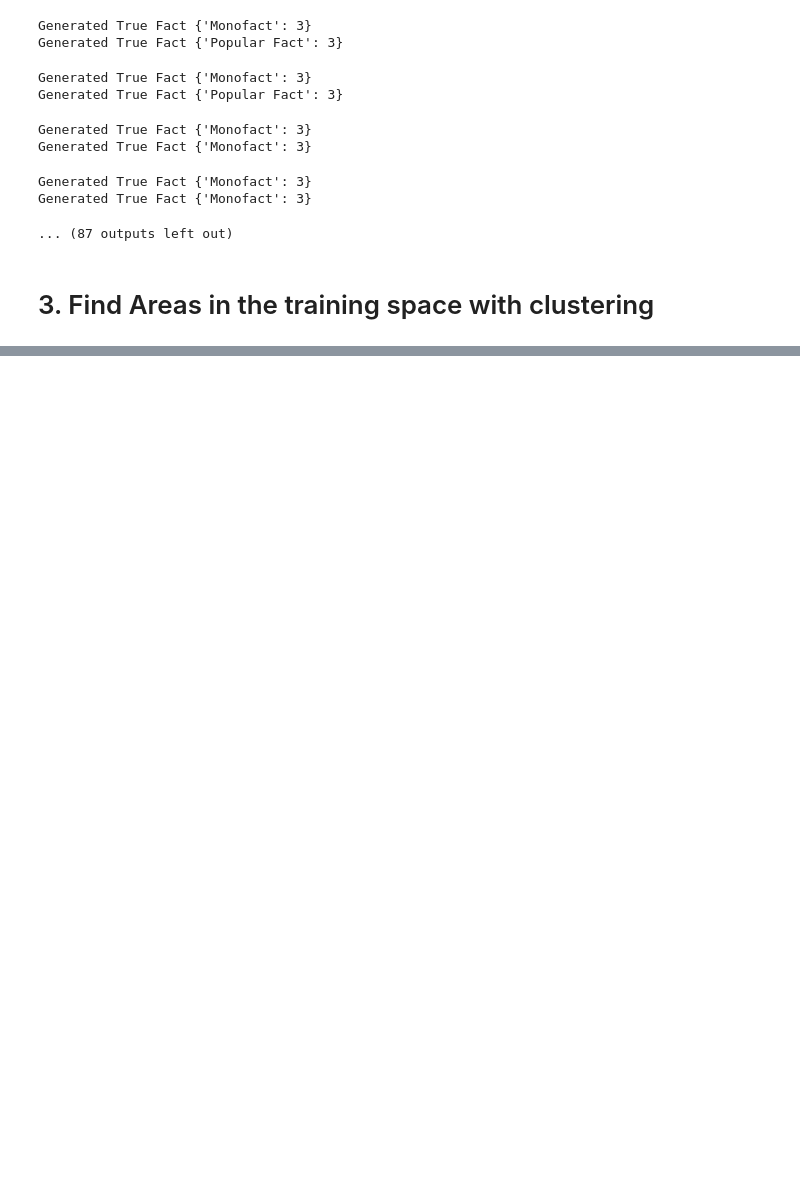
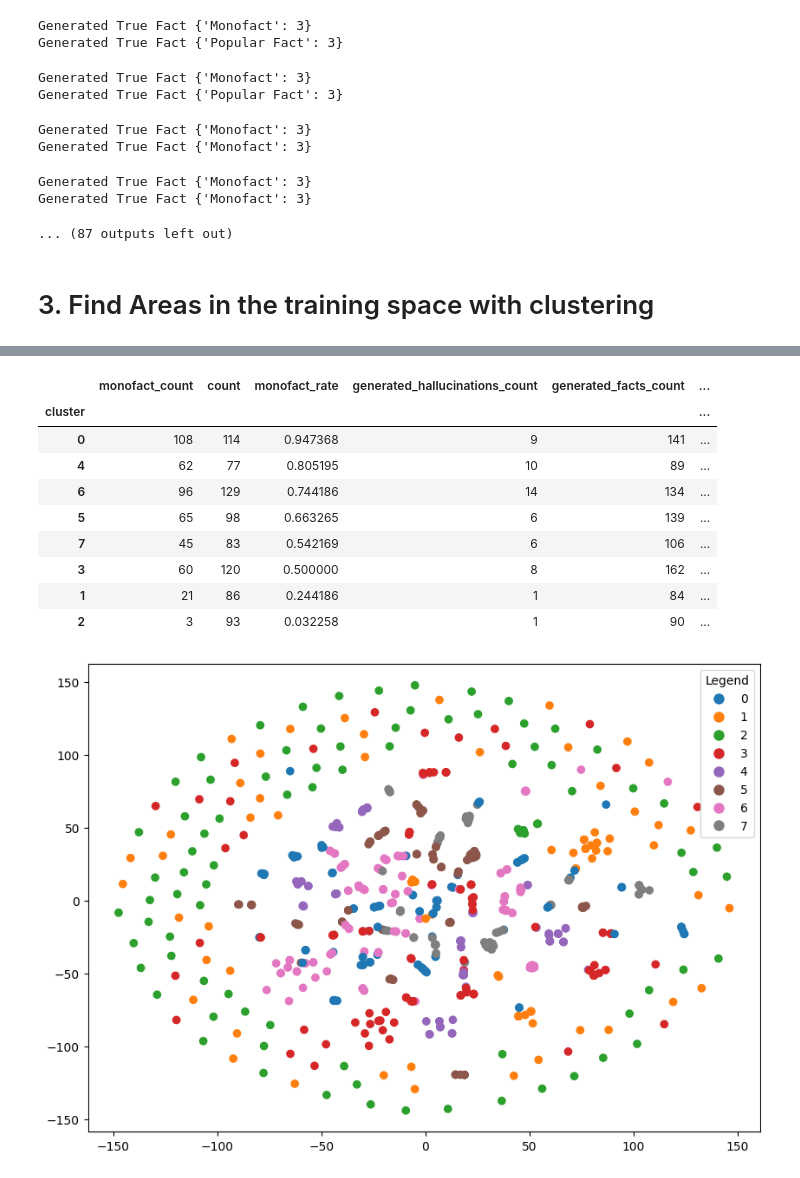
Before and after one commit to LeonPeric/Hallucination-Calibration, a Jupyter notebook: demos/monofact_embedding_experiment.ipynb, the cells around one changed output, grey strips where cells are left out. Saved outputs shown, nothing was run; the diff lists cells and outputs as text; code cells hidden in the pictures; blank space fills up the shorter version.

```diff
--- a/demos/monofact_embedding_experiment.ipynb
+++ b/demos/monofact_embedding_experiment.ipynb
@@ -318,0 +351,14 @@ get_clustering_stats(7)
+# %%
+get_clustering_stats(8)
+# %% [output]
+|  | monofact_count | count | monofact_rate | generated_hallucinations_count | generated_facts_count | ... |
+| cluster |  |  |  |  |  | ... |
+| 0 | 108 | 114 | 0.947368 | 9 | 141 | ... |
+| 4 | 62 | 77 | 0.805195 | 10 | 89 | ... |
+| 6 | 96 | 129 | 0.744186 | 14 | 134 | ... |
+| 5 | 65 | 98 | 0.663265 | 6 | 139 | ... |
+| 7 | 45 | 83 | 0.542169 | 6 | 106 | ... |
+| 3 | 60 | 120 | 0.500000 | 8 | 162 | ... |
+| 1 | 21 | 86 | 0.244186 | 1 | 84 | ... |
+| 2 | 3 | 93 | 0.032258 | 1 | 90 | ... |
+[figure, added]
```
Also changed, not shown: parts of 7 cells of this notebook, 7 other files.
